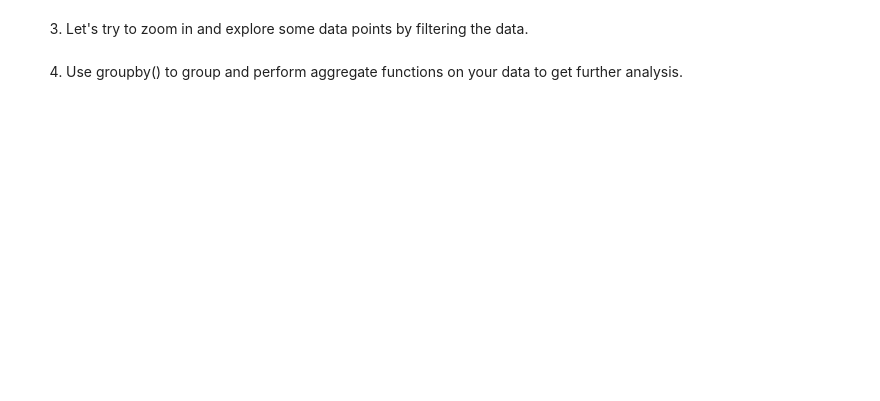
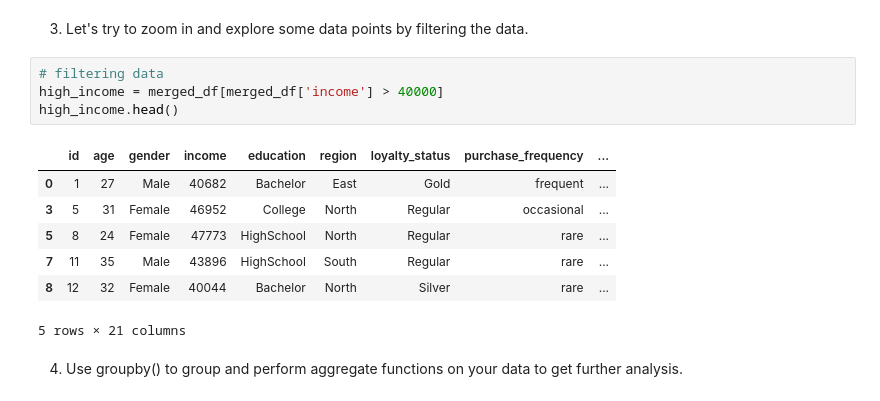
Before and after one commit to faizzmi/kyouth-data-analytics, a Jupyter notebook: Lesson 4/sync/Module 4 Sync_Worksheet_V1.ipynb, the cells around one changed output. Drawn from its saved outputs; the diff is of its cells as text; blank space fills up the shorter version.

```diff
--- a/Lesson 4/sync/Module 4 Sync_Worksheet_V1.ipynb
+++ b/Lesson 4/sync/Module 4 Sync_Worksheet_V1.ipynb
@@ -70,4 +98,16 @@ Load the **merged_data_retail.csv** dataset from the previous lesson.
 # %% [markdown]
 3) Let's try to zoom in and explore some data points by filtering the data.
+# %%
+# filtering data
+high_income = merged_df[merged_df['income'] > 40000]
+high_income.head()
+# %% [output]
+|  | id | age | gender | income | education | region | loyalty_status | purchase_frequency | ... |
+| 0 | 1 | 27 | Male | 40682 | Bachelor | East | Gold | frequent | ... |
+| 3 | 5 | 31 | Female | 46952 | College | North | Regular | occasional | ... |
+| 5 | 8 | 24 | Female | 47773 | HighSchool | North | Regular | rare | ... |
+| 7 | 11 | 35 | Male | 43896 | HighSchool | South | Regular | rare | ... |
+| 8 | 12 | 32 | Female | 40044 | Bachelor | North | Silver | rare | ... |
+5 rows × 21 columns
 # %% [markdown]
 4) Use groupby() to group and perform aggregate functions on your data to get further analysis.
```
Also changed, not shown: parts of 9 cells of this notebook, 1 other file.
